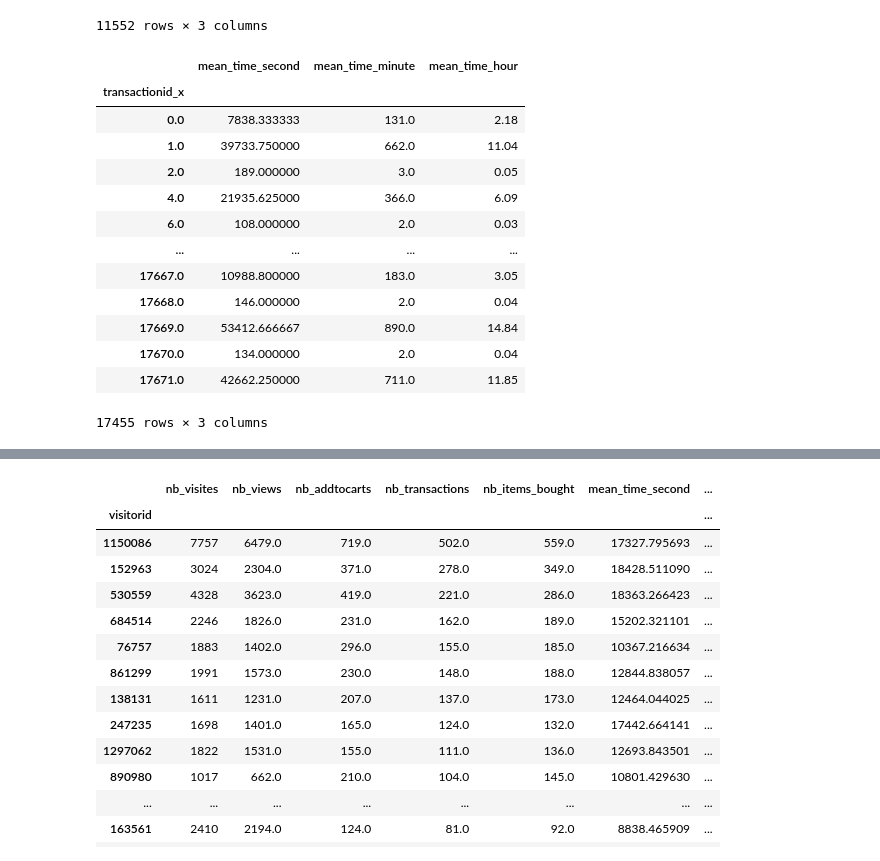
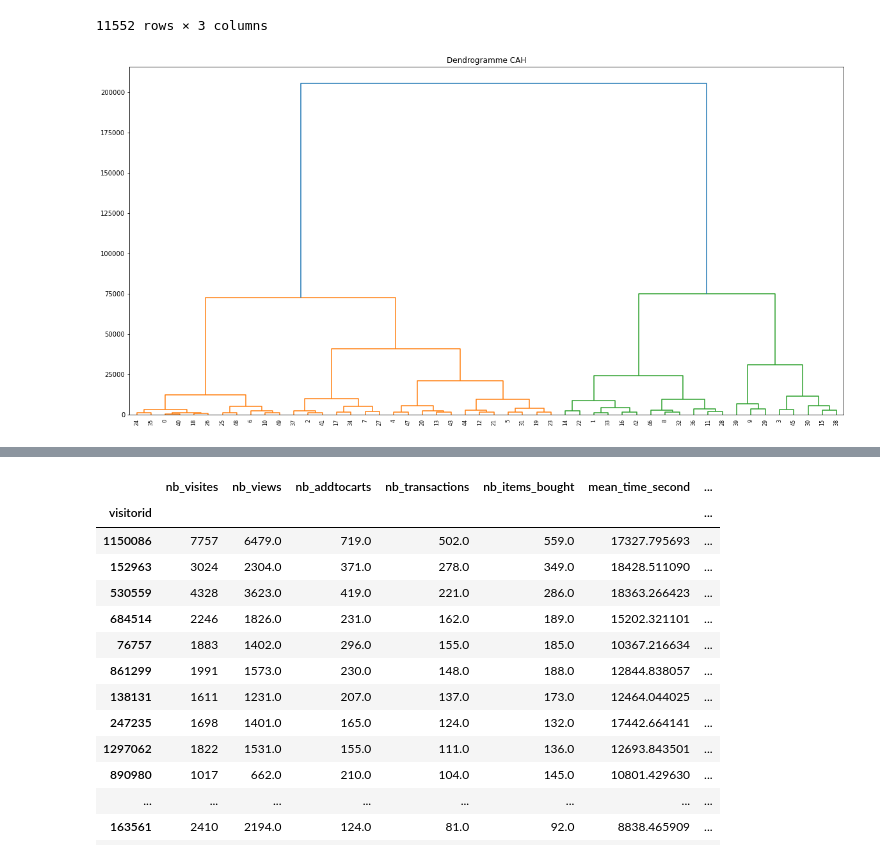
Before and after one commit to soopajot/eCommerce_Customer_Behavior, a Jupyter notebook: test.ipynb, the cells around one changed output, grey strips where cells are left out. Cells and saved outputs as stored; diff of their text form; code cells hidden in the pictures.

Commit message:
ajout transactions clustering

```diff
--- a/test.ipynb
+++ b/test.ipynb
@@ -135,18 +135,21 @@ time_mean_transaction = time_mean_transaction.rename(columns={"time_diff_sec": "
 time_mean_transaction['mean_time_minute'] = round(time_mean_transaction['mean_time_second']/60)
 time_mean_transaction['mean_time_hour'] = round(time_mean_transaction['mean_time_second']/3600,2)
 time_mean_transaction
+
+# Temps de Transactions moins d'une heure
+mean_transaction_1h = time_mean_transaction.loc[round(time_mean_transaction['mean_time_minute']) <= 60]
+
+# Temps de transactions moins de 10 minutes
+mean_transaction_10minutes = mean_transaction_1h.loc[round(mean_transaction_1h['mean_time_minute']) <= 10]
-# %% [output]
-|  | mean_time_second | mean_time_minute | mean_time_hour |
-| transactionid_x |  |  |  |
-| 0.0 | 7838.333333 | 131.0 | 2.18 |
-| 1.0 | 39733.750000 | 662.0 | 11.04 |
-| 2.0 | 189.000000 | 3.0 | 0.05 |
-| 4.0 | 21935.625000 | 366.0 | 6.09 |
-| 6.0 | 108.000000 | 2.0 | 0.03 |
-| ... | ... | ... | ... |
-| 17667.0 | 10988.800000 | 183.0 | 3.05 |
-| 17668.0 | 146.000000 | 2.0 | 0.04 |
-| 17669.0 | 53412.666667 | 890.0 | 14.84 |
-| 17670.0 | 134.000000 | 2.0 | 0.04 |
-| 17671.0 | 42662.250000 | 711.0 | 11.85 |
-17455 rows × 3 columns
+# %%
+# CLUSTERING PAR TRANSATIONS
+k1 = KMeans(n_clusters=50).fit(time_mean_transaction)
+
+# 2. DENDROGRAMME TO GET OPTIMAL N_CLUSTER
+plt.figure(figsize=(20, 10))
+Z = linkage(k1.cluster_centers_, method='ward', metric='euclidean')
+plt.title("Dendrogramme CAH")
+dendrogram(Z, leaf_rotation=90.)
+plt.show()
+# %% [output]
+[figure, added]
```
Also changed, not shown: parts of 3 cells of this notebook.
